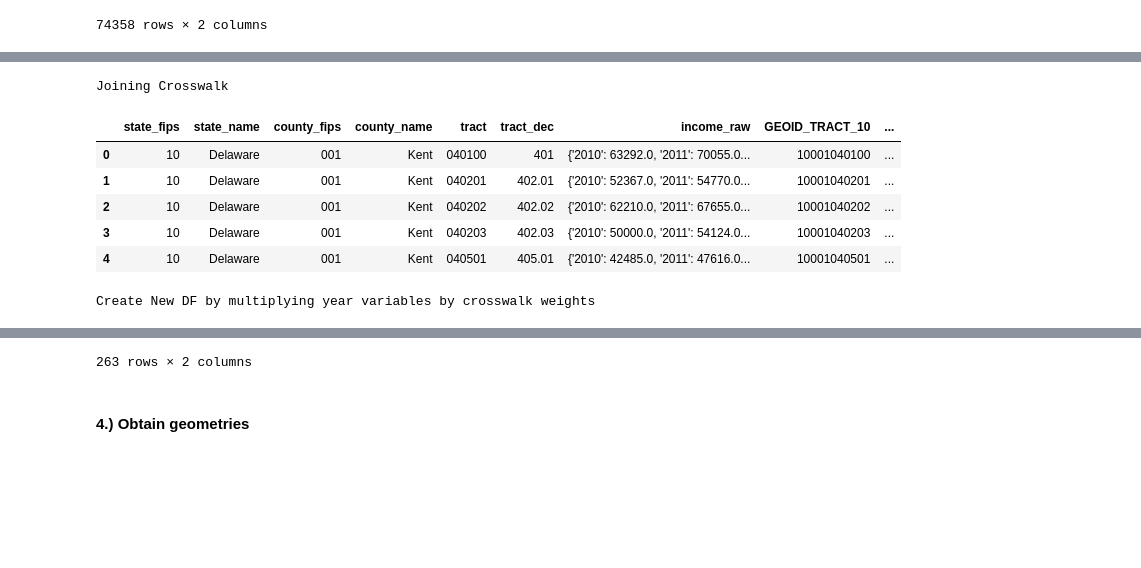
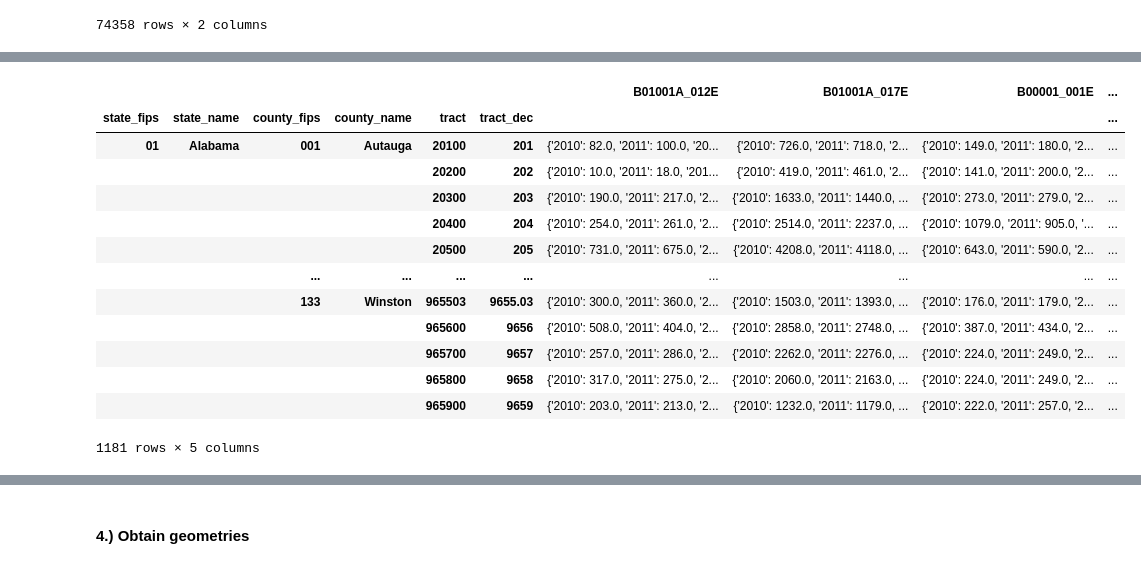
Before and after one commit to de-data-lab/census-tract-redistricting, a Jupyter notebook: example-use-notebook.ipynb, the cells around one changed output, grey strips where cells are left out. Saved outputs shown, nothing was run; the diff lists cells and outputs as text; code cells hidden in the pictures; blank space fills up the shorter version.

```diff
--- a/example-use-notebook.ipynb
+++ b/example-use-notebook.ipynb
@@ -34,13 +21,14 @@ import os
 import sys
 import numpy as np
 import geopandas as gpd
+import utils
 
 ## Configure APIs
 with open('config.yaml', 'r') as file:
     data = yaml.full_load(file)
-    census_api_key = data['census']['key']
-    azure_conn_str = data['azure']['connection-str']
-    azure_container_name = data['azure']['container-name']
+    census_api_key = data['api-info']['census']['key']
+    azure_conn_str = data['api-info']['azure']['connection-str']
+    azure_container_name = data['api-info']['azure']['container-name']
 
 c = Census(year=2020, key=census_api_key)
 azure_manager = AzureBlobStorageManager(connection_str=azure_conn_str,
@@ -300,0 +513,4 @@ display(df_map_2010_to_2020)
+# %%
+from tract_crosswalk import get_tract_crosswalks
+map_10_to_20 = get_tract_crosswalks()[0] # We want the crosswalk from 2010 to 2020. TO-DO: set the direction of the conversion as a parameter in config.yaml, pass into get_tract_crosswalks
+# df_map_10_to_20 = pd.DataFrame(map_10_to_20)
@@ -301,56 +558,64 @@ display(df_map_2010_to_2020)
 # %%
 # Join with pulled data
-mhhi_df_wider['GEOID_TRACT_10'] = mhhi_df_wider['state_fips'] + mhhi_df_wider['county_fips'] + mhhi_df_wider['tract']
+df_wider2['GEOID_TRACT_10'] = [''.join([idx[0], idx[2], str(idx[4])]) for idx in df_wider2.index]
+df_wider2
 
-joined = mhhi_df_wider.merge(df_map_2010_to_2020, how='left', left_on=['GEOID_TRACT_10'], right_index=True).drop('STATENAME', axis=1)
+joined = df_wider2.merge(df_map_10_to_20, how='left', left_on=['GEOID_TRACT_10'], right_index=True).drop(['STATENAME'], axis=1)
+joined
 
-print('Joining Crosswalk')
-display(joined.head())
+# print('Joining Crosswalk')
+# display(joined.head())
 
-## Row-wise apply function (issue w/ creating these row-wise dicts is recombining values from same 2020 tracts scattered between multiple rows)
-# def create_conversion_dict(raw_values, overlap_map, dec_round=2):
-#     conversion_dict = {}
-#     for tract_2020, pct_overlap in overlap_map.items():
-#         if pct_overlap > 1:
-#             # This would be an older version of the conversion map before I removed \'* 100\' from the pct_overlap function
-#             pct_overlap /= 100
-#         conversion_dict[tract_2020] = {year:(val * pct_overlap).round(dec_round) for year,val in raw_values.items()}
-#     return conversion_dict
+# ## Row-wise apply function (issue w/ creating these row-wise dicts is recombining values from same 2020 tracts scattered between multiple rows)
+# # def apply_crosswalk(raw_values, overlap_map, dec_round=2):
+# #     conversion_dict = {}
+# #     for tract_2020, pct_overlap in overlap_map.items():
+# #         if pct_overlap > 1:
+# #             # This would be an older version of the conversion map before I removed \'* 100\' from the pct_overlap function
+# #             pct_overlap /= 100
+# #         conversion_dict[tract_2020] = {year:(val * pct_overlap).round(dec_round) for year,val in raw_values.items()}
+# #     return conversion_dict
 
-# joined['GEOID_TRACT_20_conversion'] = joined.apply(lambda row: create_conversion_dict(row['income_raw'], row['GEOID_TRACT_20_overlap']), axis=1)
+# # joined['GEOID_TRACT_20_conversion'] = joined.apply(lambda row: apply_crosswalk(row['income_raw'], row['GEOID_TRACT_20_overlap']), axis=1)
 
 ## Column-wise function
-def create_conversion_dict(raw_values, overlaps) -> dict:
+def apply_crosswalk(raw_values, overlaps) -> dict:
     """Create historical data for 2020 Tracts by multiplying past year's values by their respective crosswalk weights"""
     output_dict = {}
     for rv, ov in zip(raw_values, overlaps):
         for tract_2020, pct in ov.items():
             # Convert the raw values for the current 2020 census tract
             pct = pct if pct <= 1 else pct / 100
             converted_raw_values = {year:(val*pct).round(2) for year, val in rv.items()}
             # Add values to the output dictionary
             if tract_2020 in output_dict.keys():
                 # Add to the values in the current dictionary
                 for year in output_dict[tract_2020].keys():
                     output_dict[tract_2020][year] += converted_raw_values[year]
             else:
                 output_dict[tract_2020] = converted_raw_values
     return output_dict
 
 print('Create New DF by multiplying year variables by crosswalk weights')
-df = pd.DataFrame(create_conversion_dict(joined['income_raw'], joined['GEOID_TRACT_20_overlap'])).T.rename_axis('GEOID_TRACT_20')
+df = pd.DataFrame(apply_crosswalk(joined['income_raw'], joined['GEOID_TRACT_20_overlap'])).T.rename_axis('GEOID_TRACT_20')
 # Also collapsing this one
 df = df.apply(lambda row: {str(col):np.round(row_value, 2) for col, row_value in row.items()}, axis=1)\
     .reset_index()\
     .rename({0:'B19013_001E'}, axis=1)
 
-df
+# df
 # %% [output]
+|  |  |  |  |  |  | B01001A_012E | B01001A_017E | B00001_001E | ... |
+| state_fips | state_name | county_fips | county_name | tract | tract_dec |  |  |  | ... |
+| 01 | Alabama | 001 | Autauga | 20100 | 201 | {'2010': 82.0, '2011': 100.0, '20... | {'2010': 726.0, '2011': 718.0, '2... | {'2010': 149.0, '2011': 180.0, '2... | ... |
+|  |  |  |  | 20200 | 202 | {'2010': 10.0, '2011': 18.0, '201... | {'2010': 419.0, '2011': 461.0, '2... | {'2010': 141.0, '2011': 200.0, '2... | ... |
+|  |  |  |  | 20300 | 203 | {'2010': 190.0, '2011': 217.0, '2... | {'2010': 1633.0, '2011': 1440.0, ... | {'2010': 273.0, '2011': 279.0, '2... | ... |
+|  |  |  |  | 20400 | 204 | {'2010': 254.0, '2011': 261.0, '2... | {'2010': 2514.0, '2011': 2237.0, ... | {'2010': 1079.0, '2011': 905.0, '... | ... |
+|  |  |  |  | 20500 | 205 | {'2010': 731.0, '2011': 675.0, '2... | {'2010': 4208.0, '2011': 4118.0, ... | {'2010': 643.0, '2011': 590.0, '2... | ... |
+|  |  | ... | ... | ... | ... | ... | ... | ... | ... |
+|  |  | 133 | Winston | 965503 | 9655.03 | {'2010': 300.0, '2011': 360.0, '2... | {'2010': 1503.0, '2011': 1393.0, ... | {'2010': 176.0, '2011': 179.0, '2... | ... |
+|  |  |  |  | 965600 | 9656 | {'2010': 508.0, '2011': 404.0, '2... | {'2010': 2858.0, '2011': 2748.0, ... | {'2010': 387.0, '2011': 434.0, '2... | ... |
+|  |  |  |  | 965700 | 9657 | {'2010': 257.0, '2011': 286.0, '2... | {'2010': 2262.0, '2011': 2276.0, ... | {'2010': 224.0, '2011': 249.0, '2... | ... |
+|  |  |  |  | 965800 | 9658 | {'2010': 317.0, '2011': 275.0, '2... | {'2010': 2060.0, '2011': 2163.0, ... | {'2010': 224.0, '2011': 249.0, '2... | ... |
+|  |  |  |  | 965900 | 9659 | {'2010': 203.0, '2011': 213.0, '2... | {'2010': 1232.0, '2011': 1179.0, ... | {'2010': 222.0, '2011': 257.0, '2... | ... |
-Joining Crosswalk
+1181 rows × 5 columns
-|  | state_fips | state_name | county_fips | county_name | tract | tract_dec | income_raw | GEOID_TRACT_10 | ... |
-| 0 | 10 | Delaware | 001 | Kent | 040100 | 401 | {'2010': 63292.0, '2011': 70055.0... | 10001040100 | ... |
-| 1 | 10 | Delaware | 001 | Kent | 040201 | 402.01 | {'2010': 52367.0, '2011': 54770.0... | 10001040201 | ... |
-| 2 | 10 | Delaware | 001 | Kent | 040202 | 402.02 | {'2010': 62210.0, '2011': 67655.0... | 10001040202 | ... |
-| 3 | 10 | Delaware | 001 | Kent | 040203 | 402.03 | {'2010': 50000.0, '2011': 54124.0... | 10001040203 | ... |
-| 4 | 10 | Delaware | 001 | Kent | 040501 | 405.01 | {'2010': 42485.0, '2011': 47616.0... | 10001040501 | ... |
-Create New DF by multiplying year variables by crosswalk weights
@@ -369,4 +622,3 @@ Create New DF by multiplying year variables by crosswalk weights
-263 rows × 2 columns
 # %% [markdown]
 #### 4.) Obtain geometries
 # %%
```
Also changed, not shown: parts of 25 cells of this notebook, 8 other files.
